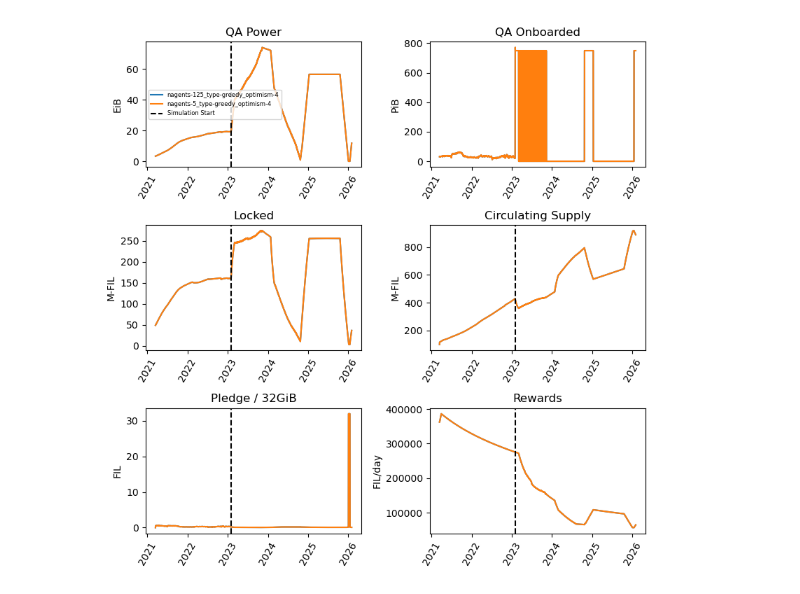
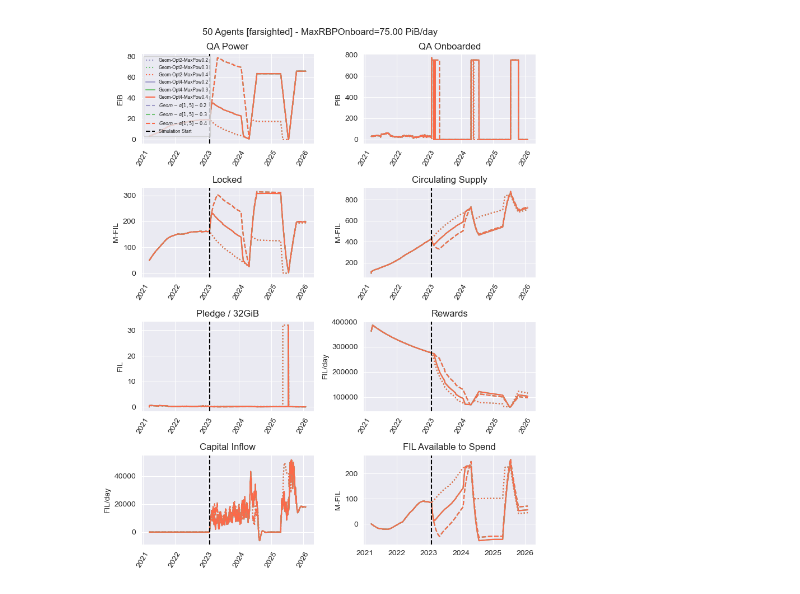
Before and after one commit to protocol/filecoin-agent-twin, a Jupyter notebook: notebooks/compare_runs.ipynb, the cells around one changed output. Drawn from its saved outputs; the diff is of its cells as text; code cells hidden in the pictures.

```diff
--- a/notebooks/compare_runs.ipynb
+++ b/notebooks/compare_runs.ipynb
@@ -3,10 +3,15 @@
 %autoreload 2
 %matplotlib widget
 # %%
+import matplotlib as mpl
 import matplotlib.pyplot as plt
+import seaborn as sns
+sns.set_style('darkgrid')
+
 from tqdm.auto import tqdm
 
 import os
+import glob
 
 from datetime import datetime, timedelta, date
 from mechafil import data
@@ -14,19 +19,5 @@ import pandas as pd
 import numpy as np
 
 import copy
-# %%
-simulation_start_date = date(2023, 2, 1)
-results_root_dir='/Users/kiran/agentfil/exp'
-
-experiment_dirs = [
-    "nagents-125_type-greedy_optimism-3",
-    "nagents-125_type-greedy_optimism-4",
-    "nagents-25_type-greedy_optimism-4",
-    "nagents-25_type-greedy_optimism-3",
-    "nagents-5_type-greedy_optimism-3",
-    "nagents-5_type-greedy_optimism-4",
-]
-
-experiment_names = experiment_dirs  # can rename for plot purposes
 # %%
 def plot_experiments(keys, experiment_dirs,
@@ -77,45 +202,67 @@ def y_post_fn(y_ser_in):
     y_ser_in /= 1_000_000
     return y_ser_in
 
-plt.figure(figsize=(8,8))
-plt.subplot(3,2,1)
-plot_experiments(['total_qa_power_eib'], experiment_dirs, x_post_process=x_post_fn)
+plt.figure(figsize=(8,10))
+plt.subplot(4,2,1)
+plot_experiments(['total_qa_power_eib'], experiment_dirs, x_post_process=x_post_fn, labels_in=labels,
+                plot_kwargs_list=plot_kwargs_list)
 plt.axvline(x=simulation_start_date, color='k', linestyle='--', label='Simulation Start')
-plt.legend(fontsize=6)
+plt.legend(fontsize=6, loc='upper left')
 plt.ylabel('EiB')
 plt.title('QA Power')
 
-plt.subplot(3,2,2)
-plot_experiments(['day_onboarded_qap_pib'], experiment_dirs, x_post_process=x_post_fn)
+plt.subplot(4,2,2)
+plot_experiments(['day_onboarded_qap_pib'], experiment_dirs, x_post_process=x_post_fn, labels_in=labels,
+                plot_kwargs_list=plot_kwargs_list)
 plt.title('QA Onboarded')
 plt.ylabel('PiB')
 
-plt.subplot(3,2,3)
-plot_experiments(['network_locked'], experiment_dirs, x_post_process=x_post_fn, y_post_process=y_post_fn)
+plt.subplot(4,2,3)
+plot_experiments(['network_locked'], experiment_dirs, x_post_process=x_post_fn, y_post_process=y_post_fn, labels_in=labels,
+                plot_kwargs_list=plot_kwargs_list)
 plt.axvline(x=simulation_start_date, color='k', linestyle='--', label='Simulation Start')
 plt.ylabel('M-FIL')
 plt.title('Locked')
 
-plt.subplot(3,2,4)
-plot_experiments(['circ_supply'], experiment_dirs, x_post_process=x_post_fn, y_post_process=y_post_fn)
+plt.subplot(4,2,4)
+plot_experiments(['circ_supply'], experiment_dirs, x_post_process=x_post_fn, y_post_process=y_post_fn, labels_in=labels,
+                plot_kwargs_list=plot_kwargs_list)
 plt.axvline(x=simulation_start_date, color='k', linestyle='--', label='Simulation Start')
 plt.ylabel('M-FIL')
 plt.title('Circulating Supply')
 
-plt.subplot(3,2,5)
-plot_experiments(['day_pledge_per_QAP'], experiment_dirs, x_post_process=x_post_fn)
+plt.subplot(4,2,5)
+plot_experiments(['day_pledge_per_QAP'], experiment_dirs, x_post_process=x_post_fn,
+                plot_kwargs_list=plot_kwargs_list)
 plt.axvline(x=simulation_start_date, color='k', linestyle='--', label='Simulation Start')
 plt.ylabel('FIL')
 plt.title('Pledge / 32GiB')
 
-plt.subplot(3,2,6)
-plot_experiments(['day_network_reward'], experiment_dirs, x_post_process=x_post_fn)
+plt.subplot(4,2,6)
+plot_experiments(['day_network_reward'], experiment_dirs, x_post_process=x_post_fn,
+                plot_kwargs_list=plot_kwargs_list)
 plt.axvline(x=simulation_start_date, color='k', linestyle='--', label='Simulation Start')
 plt.ylabel('FIL/day')
 plt.title('Rewards')
 
+plt.subplot(4,2,7)
+plot_experiments(['capital_inflow_FIL'], experiment_dirs, x_post_process=x_post_fn,
+                plot_kwargs_list=plot_kwargs_list)
+plt.axvline(x=simulation_start_date, color='k', linestyle='--', label='Simulation Start')
+plt.ylabel('FIL/day')
+plt.title('Capital Inflow')
+
+plt.subplot(4,2,8)
+plot_agent_capital(experiment_dirs, labels, plot_kwargs_list=plot_kwargs_list)
+plt.axvline(x=simulation_start_date, color='k', linestyle='--', label='Simulation Start')
+plt.ylabel('M-FIL')
+plt.title('FIL Available to Spend')
+
+plt.suptitle('%d Agents [%s] - MaxRBPOnboard=%0.02f PiB/day' % (num_agents,agent_type,max_rbp_onboard_pib_day))
 plt.tight_layout()
 
+output_fp='%d_agents_%s_maxrbponboard_%0.02f.png' % (num_agents, agent_type, max_rbp_onboard_pib_day)
+plt.savefig(os.path.join(output_dir, output_fp))
 plt.show()
 # %% [output]
-[figure, old version]
+[figure, new version]
```
Also changed, not shown: parts of 2 cells of this notebook, 8 other files.
